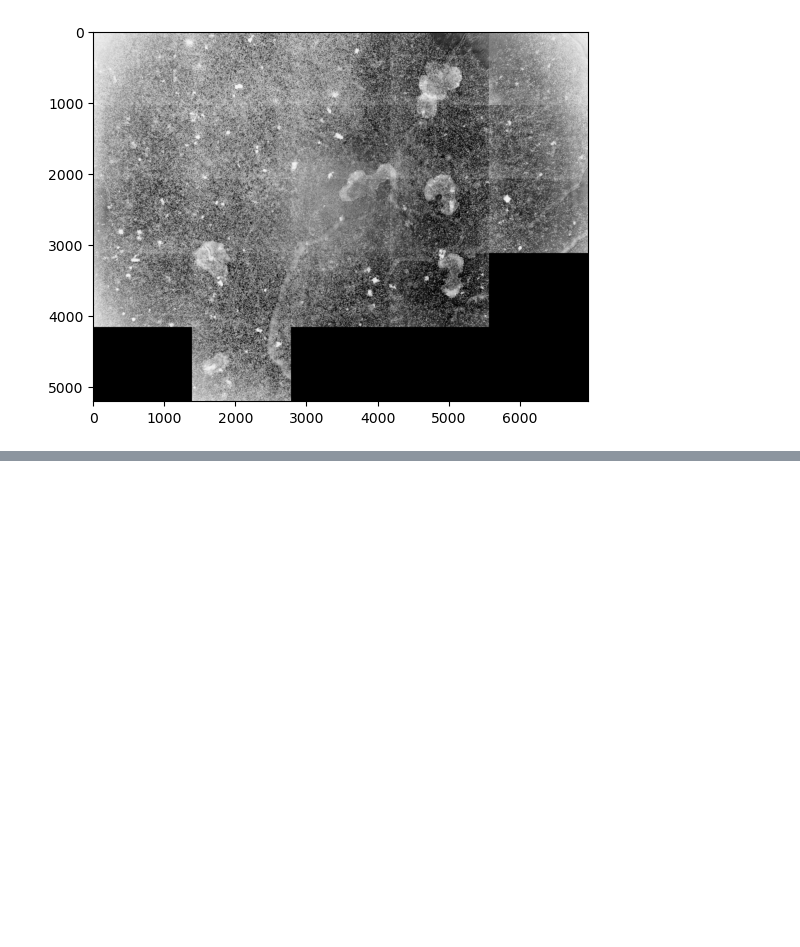
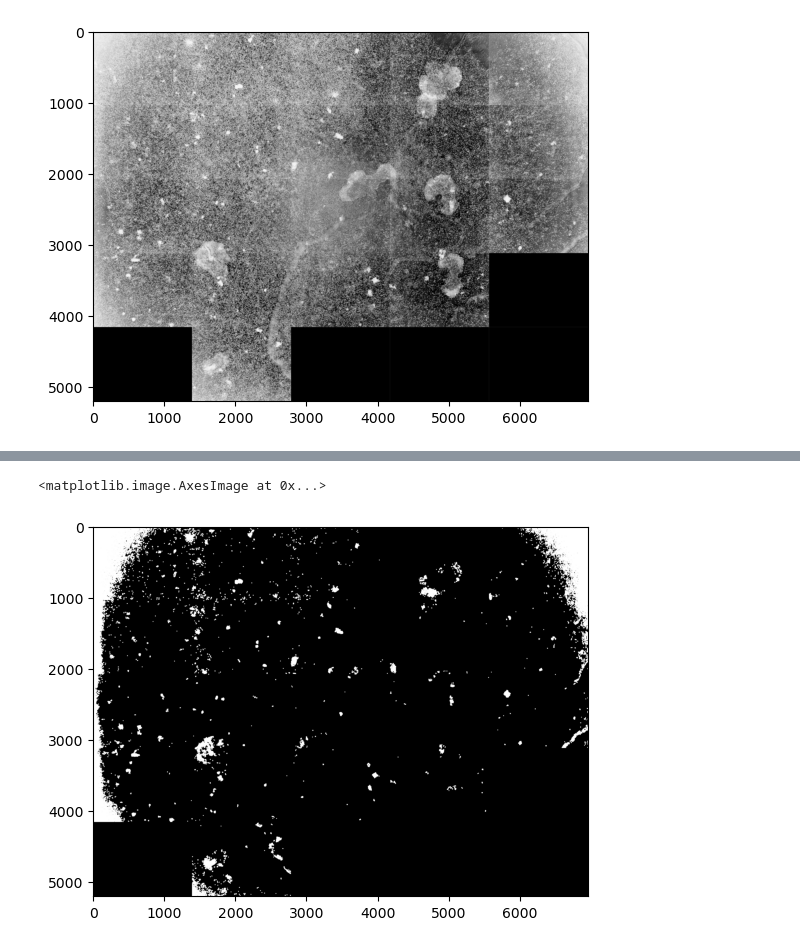
Before and after one commit to numimin/TOOI, a Jupyter notebook: TOOI Task.ipynb, the cells around one changed output, grey strips where cells are left out. Drawn from its saved outputs; the diff is of its cells as text; code cells hidden in the pictures; blank space fills up the shorter version.

```diff
--- a/TOOI Task.ipynb
+++ b/TOOI Task.ipynb
@@ -205,3 +228,12 @@ plt.imshow(opened)
+# %%
+#median = cv.medianBlur(255 - image, 5)
+_, thresholded = cv.threshold(255 - image, 150, 255, cv.THRESH_BINARY)
+plt.imshow(thresholded)
+opened = morph_open(thresholded, 5)
+plt.imshow(opened)
+# %% [output]
+<matplotlib.image.AxesImage at 0x...>
+[figure, added]
 # %%
 def delete_lines(image):
     for y in range(5):
```
Also changed, not shown: parts of 7 cells of this notebook, 1 other file.
